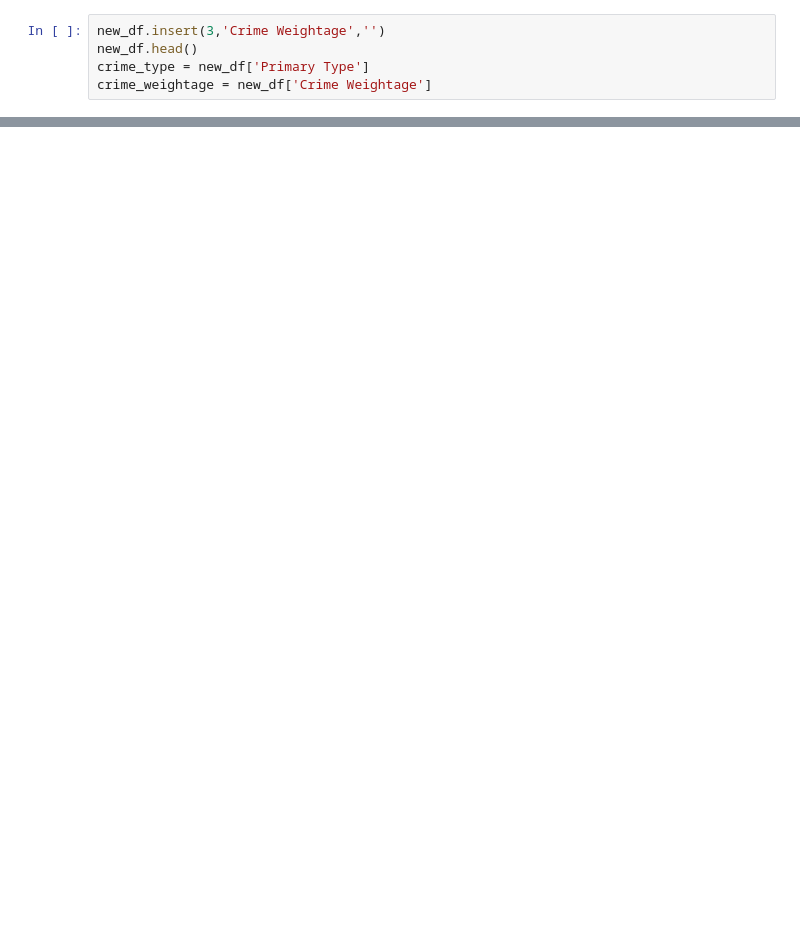
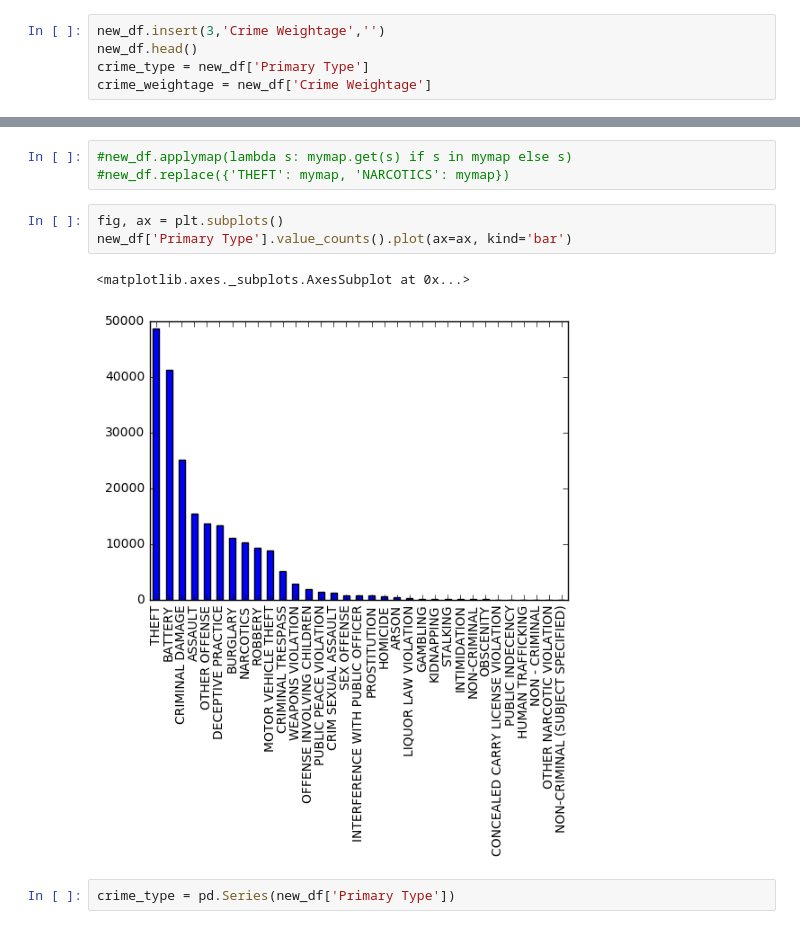
Before and after one commit to zee1159/Safe-Area-Prediction-Machine-Learning-Project, a Jupyter notebook: Safe Region Prediction_ML.ipynb, the cells around one changed output, grey strips where cells are left out. Cells and saved outputs as stored; diff of their text form; blank space fills up the shorter version.

Commit message:
Plot and Values added

```diff
--- a/Safe Region Prediction_ML.ipynb
+++ b/Safe Region Prediction_ML.ipynb
@@ -73,0 +110,11 @@ ASSAULT
+# %%
+#new_df.applymap(lambda s: mymap.get(s) if s in mymap else s)
+#new_df.replace({'THEFT': mymap, 'NARCOTICS': mymap})
+# %%
+fig, ax = plt.subplots()
+new_df['Primary Type'].value_counts().plot(ax=ax, kind='bar')
+# %% [output]
+<matplotlib.axes._subplots.AxesSubplot at 0x...>
+[figure, added]
+# %%
+crime_type = pd.Series(new_df['Primary Type'])
```
Also changed, not shown: parts of 28 cells of this notebook, 1 other file.
